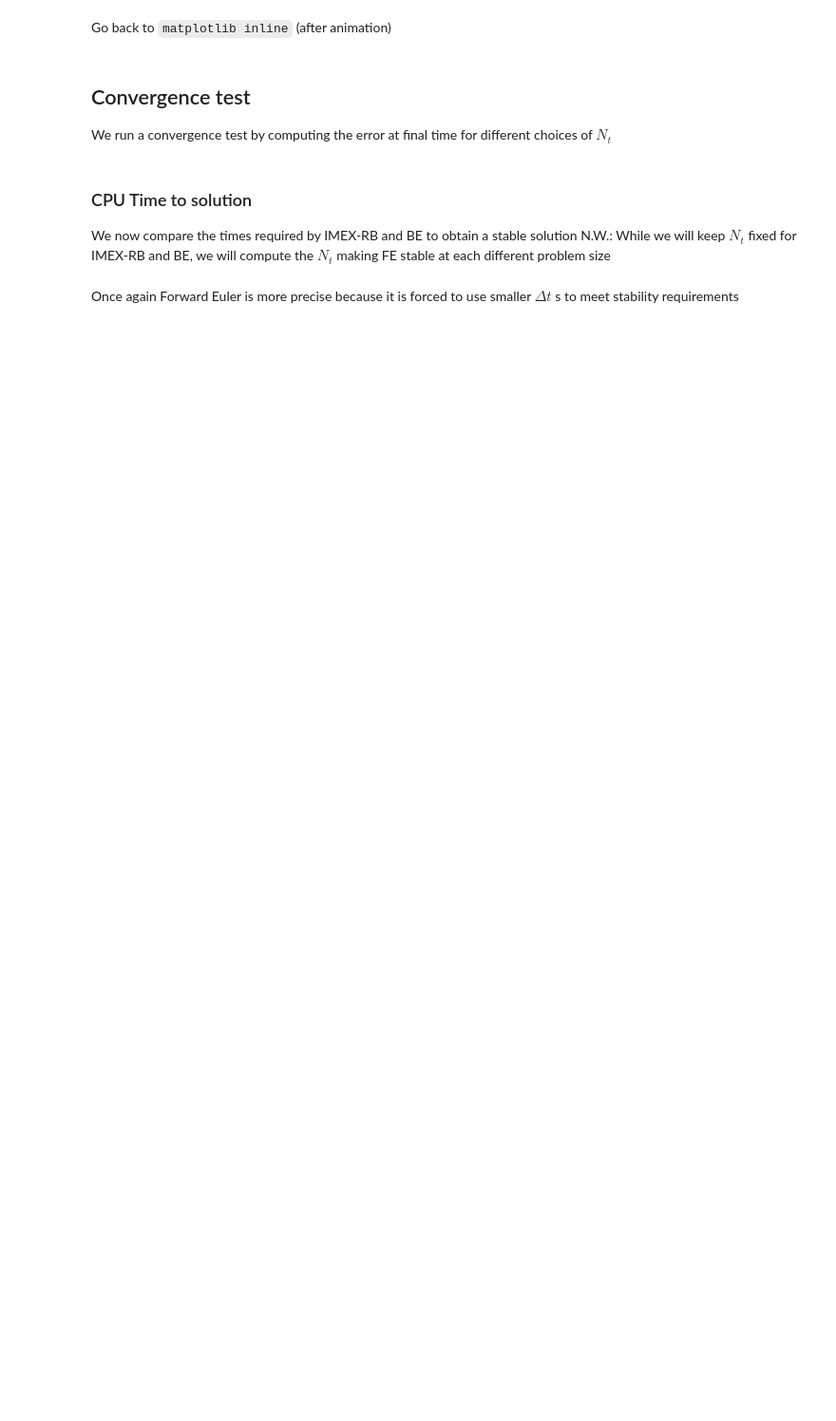
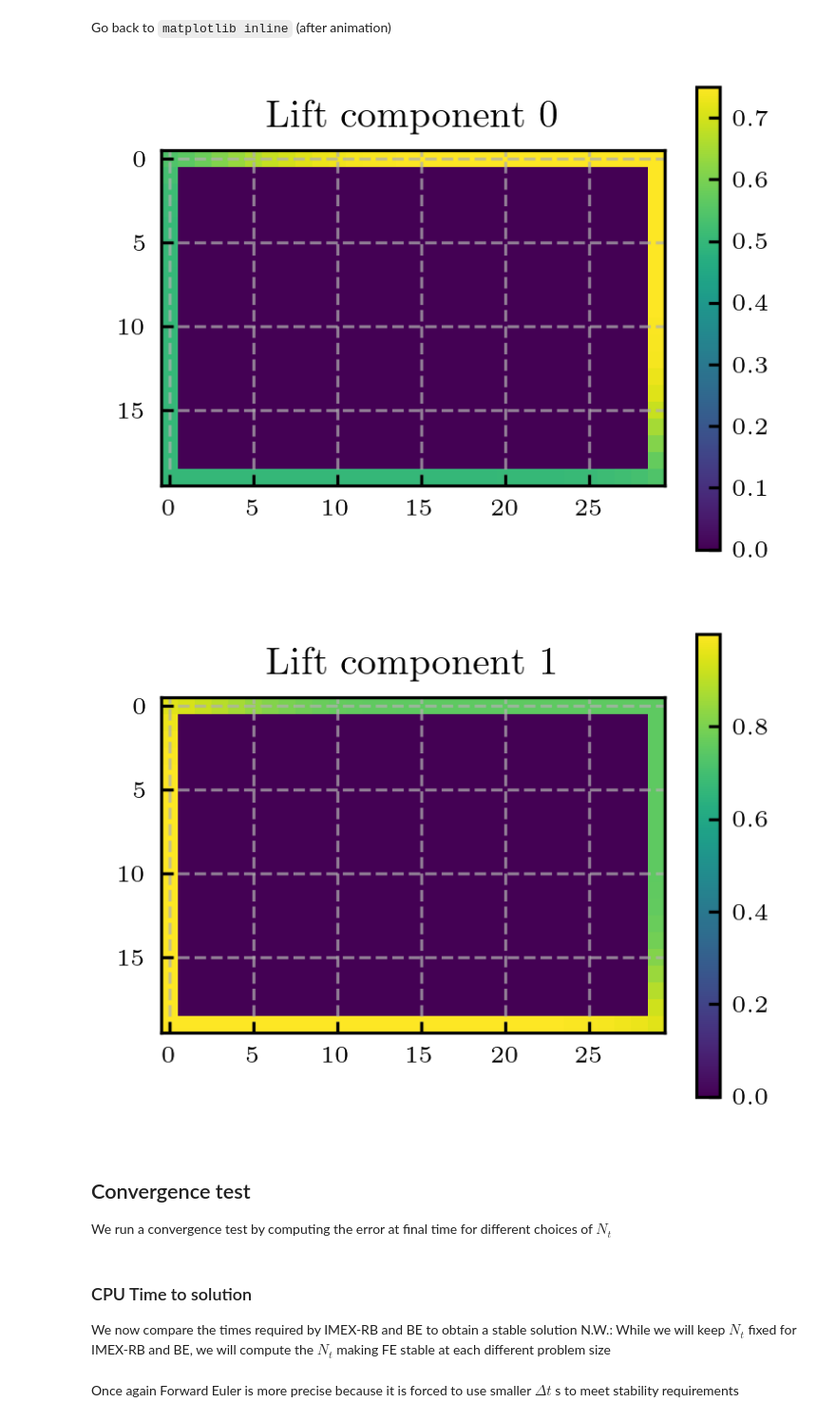
Before and after one commit to Fra-Sala/IMEX-RB, a Jupyter notebook: tutorials/burgers2D.ipynb, the cells around one changed output. Shown at 95% size. Cells and saved outputs as stored; diff of their text form; code cells hidden in the pictures; blank space fills up the shorter version.

```diff
--- a/tutorials/burgers2D.ipynb
+++ b/tutorials/burgers2D.ipynb
@@ -175,6 +190,17 @@ plt.close('all')
 from IPython.display import clear_output
 clear_output(wait=True)
 %matplotlib inline
+# %%
+BC = problem.lift(tvec[50]).reshape((problem.soldim, Nx, Ny))
+for comp in range(problem.soldim):
+    plt.figure()
+    plt.title(f"Lift component {comp}")
+    plt.imshow(BC[comp, :,:])
+    plt.colorbar()
+    plt.show()
+# %% [output]
+[figure, added]
+[figure, added]
 # %% [markdown]
 ## Convergence test
 We run a convergence test by computing the error at final time for different choices of $N_t$
```
Also changed, not shown: parts of 6 cells of this notebook, 2 other files.
